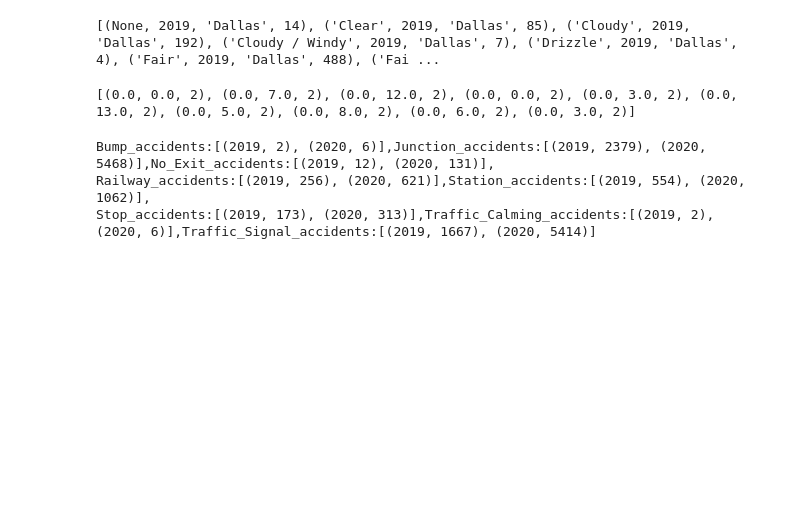
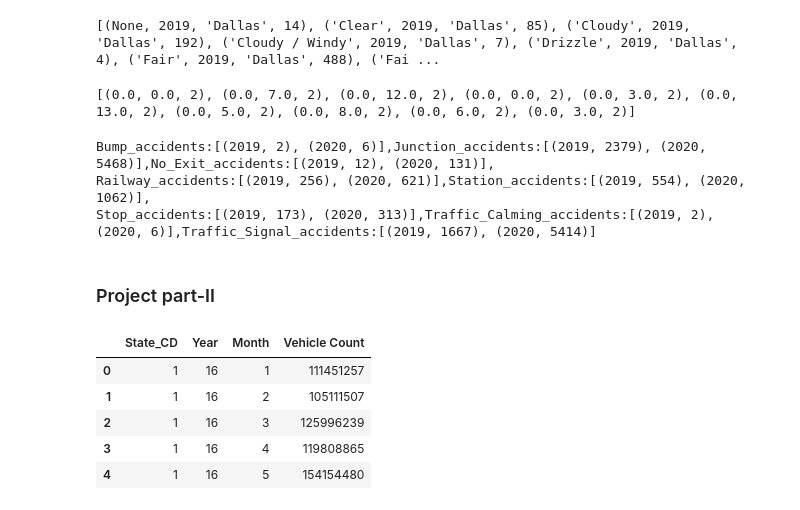
Before and after one commit to KeSavanh/US_accident_data_analysis, a Jupyter notebook: Cleaned_data.ipynb, the cells around one changed output. Saved outputs shown, nothing was run; the diff lists cells and outputs as text; code cells hidden in the pictures; blank space fills up the shorter version.

Commit message:
traffic data and plot upload

```diff
--- a/Cleaned_data.ipynb
+++ b/Cleaned_data.ipynb
@@ -358,0 +350,17 @@ Stop_accidents:[(2019, 173), (2020, 313)],Traffic_Calming_accidents:[(2019, 2),
+# %% [markdown]
+### Project part-II
+# %%
+traffic_df=pd.read_csv("traffic-16_20.csv")
+# %%
+traffic_df.drop(columns="Unnamed: 0",inplace=True)
+# %%
+traffic_df[["State_CD","Year","Month","Vehicle Count"]]=traffic_df[["State_CD","Year","Month","Vehicle Count"]].astype(int)
+# %%
+traffic_df.head()
+# %% [output]
+|  | State_CD | Year | Month | Vehicle Count |
+| 0 | 1 | 16 | 1 | 111451257 |
+| 1 | 1 | 16 | 2 | 105111507 |
+| 2 | 1 | 16 | 3 | 125996239 |
+| 3 | 1 | 16 | 4 | 119808865 |
+| 4 | 1 | 16 | 5 | 154154480 |
```
Also changed, not shown: parts of 15 cells of this notebook, 13 other files.
